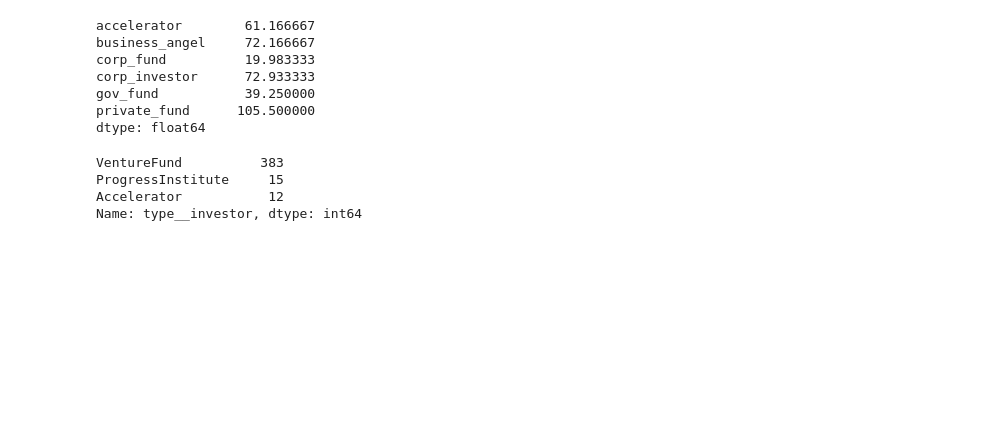
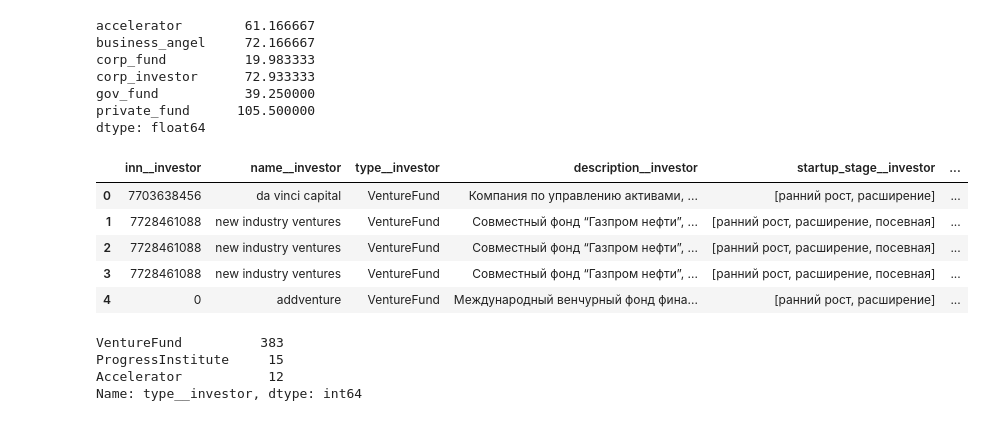
Before and after one commit to NmadeleiDev/innoagency-startup-recommendation, a Jupyter notebook: ml/dataprep.ipynb, the cells around one changed output. Drawn from its saved outputs; the diff is of its cells as text; code cells hidden in the pictures; blank space fills up the shorter version.

```diff
--- a/ml/dataprep.ipynb
+++ b/ml/dataprep.ipynb
@@ -144,4 +156,13 @@ def match_company_and_investor():
         companies.rename(columns=lambda x: '{}__company'.format(x)), left_on='startup_inn', right_on='inn__company')
 # %%
 company_and_its_investor = match_company_and_investor()
+# %%
+company_and_its_investor.head()
+# %% [output]
+|  | inn__investor | name__investor | type__investor | description__investor | startup_stage__investor | ... |
+| 0 | 7703638456 | da vinci capital | VentureFund | Компания по управлению активами, ... | [ранний рост, расширение] | ... |
+| 1 | 7728461088 | new industry ventures | VentureFund | Совместный фонд “Газпром нефти”, ... | [ранний рост, расширение, посевная] | ... |
+| 2 | 7728461088 | new industry ventures | VentureFund | Совместный фонд “Газпром нефти”, ... | [ранний рост, расширение, посевная] | ... |
+| 3 | 7728461088 | new industry ventures | VentureFund | Совместный фонд “Газпром нефти”, ... | [ранний рост, расширение, посевная] | ... |
+| 4 | 0 | addventure | VentureFund | Международный венчурный фонд фина... | [ранний рост, расширение] | ... |
 # %%
```
Also changed, not shown: parts of 4 cells of this notebook, 7 other files.
